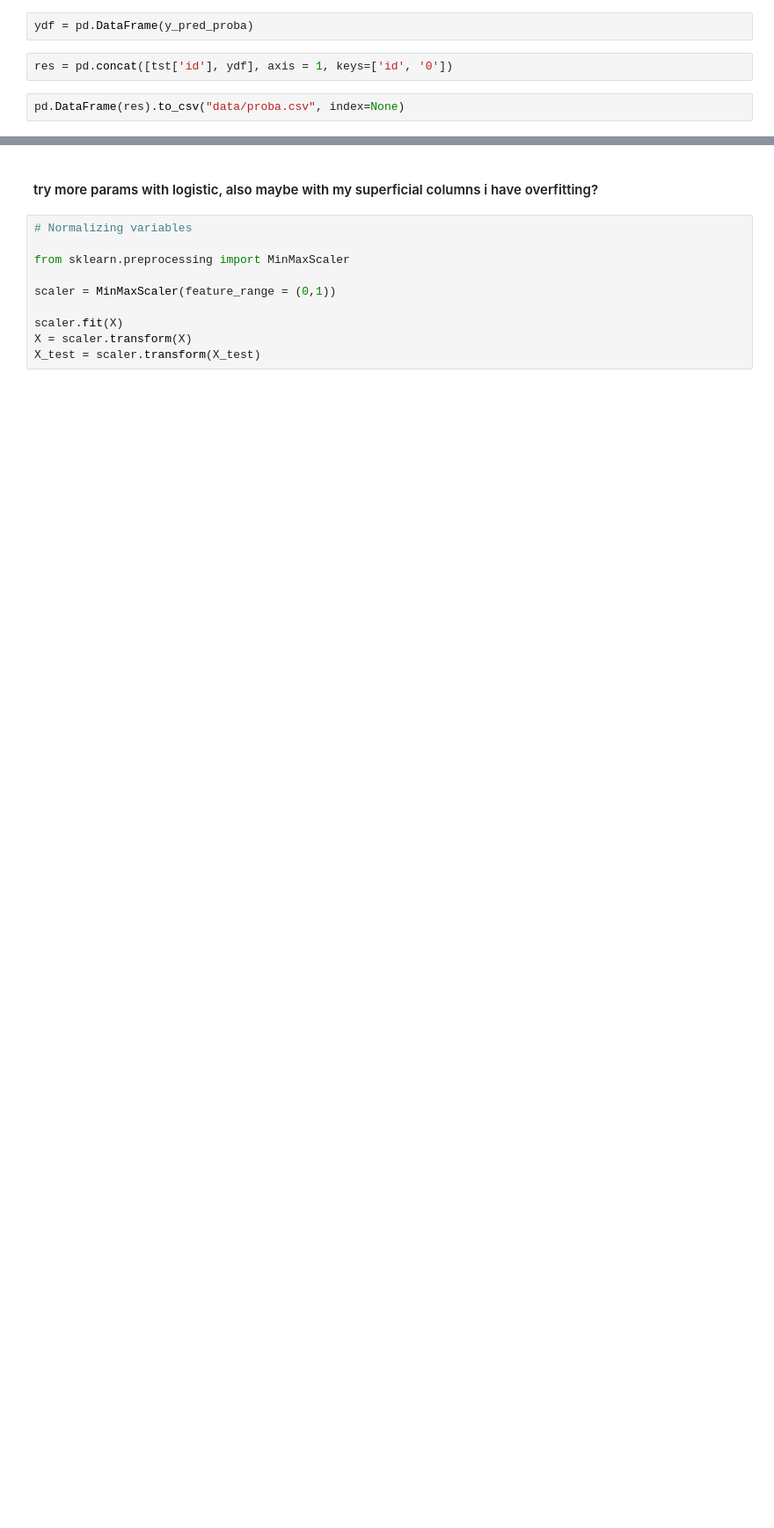
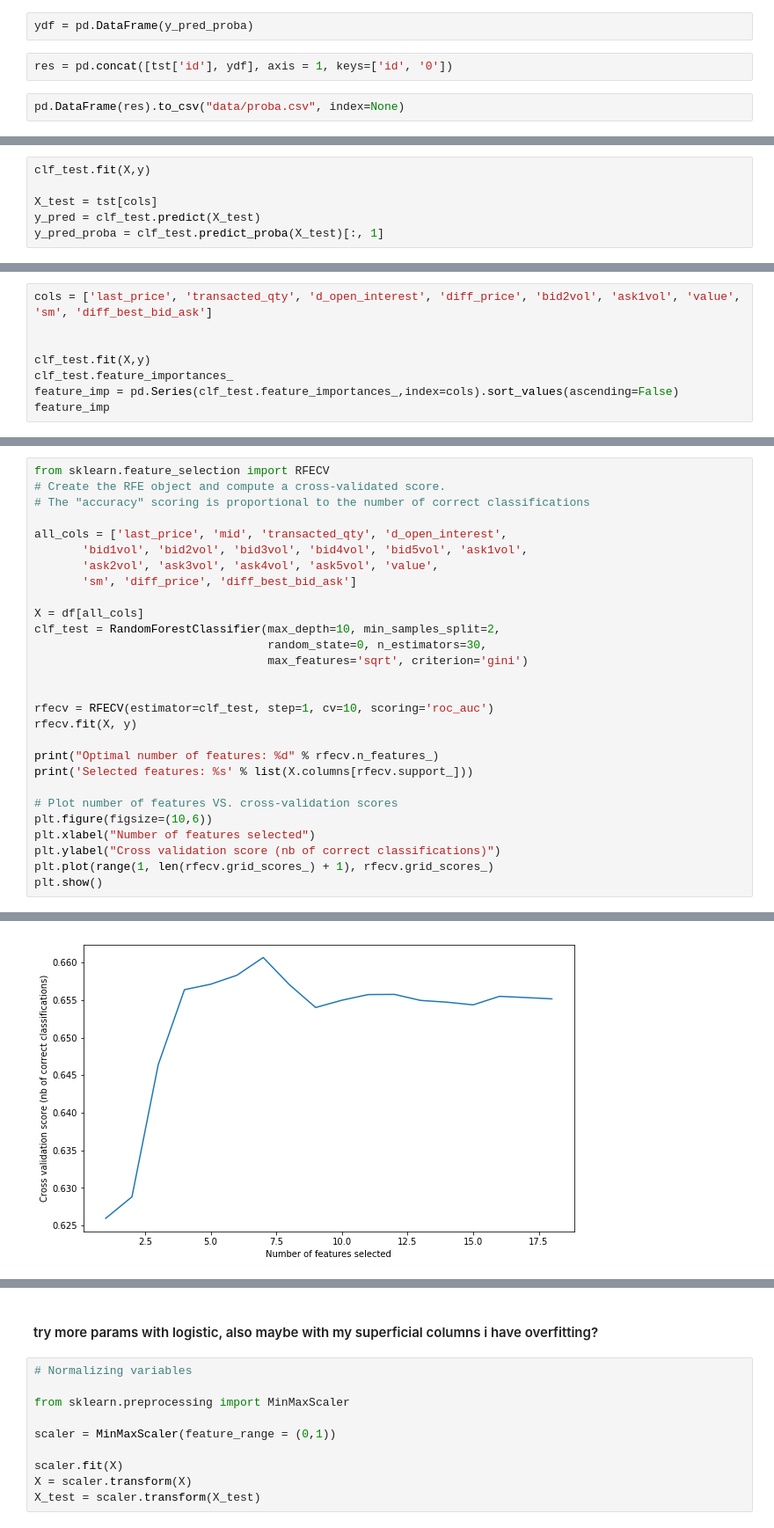
Before and after one commit to betzcats/cs155project1, a Jupyter notebook: picka_katerina.ipynb, the cells around one changed output, grey strips where cells are left out. Shown: that part at 88% size. Drawn from its saved outputs; the diff is of its cells as text; blank space fills up the shorter version.

```diff
--- a/picka_katerina.ipynb
+++ b/picka_katerina.ipynb
@@ -352,0 +391,6 @@ LogisticRegression average auc: 0.634 (+/-0.006)
+# %%
+clf_test.fit(X,y)
+
+X_test = tst[cols]
+y_pred = clf_test.predict(X_test)
+y_pred_proba = clf_test.predict_proba(X_test)[:, 1]
@@ -352,0 +403,8 @@ LogisticRegression average auc: 0.634 (+/-0.006)
+# %%
+cols = ['last_price', 'transacted_qty', 'd_open_interest', 'diff_price', 'bid2vol', 'ask1vol', 'value', 'sm', 'diff_best_bid_ask']
+
+
+clf_test.fit(X,y)
+clf_test.feature_importances_
+feature_imp = pd.Series(clf_test.feature_importances_,index=cols).sort_values(ascending=False)
+feature_imp
@@ -352,0 +424,29 @@ LogisticRegression average auc: 0.634 (+/-0.006)
+# %%
+from sklearn.feature_selection import RFECV
+# Create the RFE object and compute a cross-validated score.
+# The "accuracy" scoring is proportional to the number of correct classifications
+
+all_cols = ['last_price', 'mid', 'transacted_qty', 'd_open_interest',
+       'bid1vol', 'bid2vol', 'bid3vol', 'bid4vol', 'bid5vol', 'ask1vol',
+       'ask2vol', 'ask3vol', 'ask4vol', 'ask5vol', 'value',
+       'sm', 'diff_price', 'diff_best_bid_ask']
+
+X = df[all_cols]
+clf_test = RandomForestClassifier(max_depth=10, min_samples_split=2,
+                                  random_state=0, n_estimators=30,
+                                  max_features='sqrt', criterion='gini')
+
+
+rfecv = RFECV(estimator=clf_test, step=1, cv=10, scoring='roc_auc')
+rfecv.fit(X, y)
+
+print("Optimal number of features: %d" % rfecv.n_features_)
+print('Selected features: %s' % list(X.columns[rfecv.support_]))
+
+# Plot number of features VS. cross-validation scores
+plt.figure(figsize=(10,6))
+plt.xlabel("Number of features selected")
+plt.ylabel("Cross validation score (nb of correct classifications)")
+plt.plot(range(1, len(rfecv.grid_scores_) + 1), rfecv.grid_scores_)
+plt.show()
+# %% [output]
@@ -352,0 +455 @@ LogisticRegression average auc: 0.634 (+/-0.006)
+[figure, added]
```
Also changed, not shown: parts of 22 cells of this notebook.
